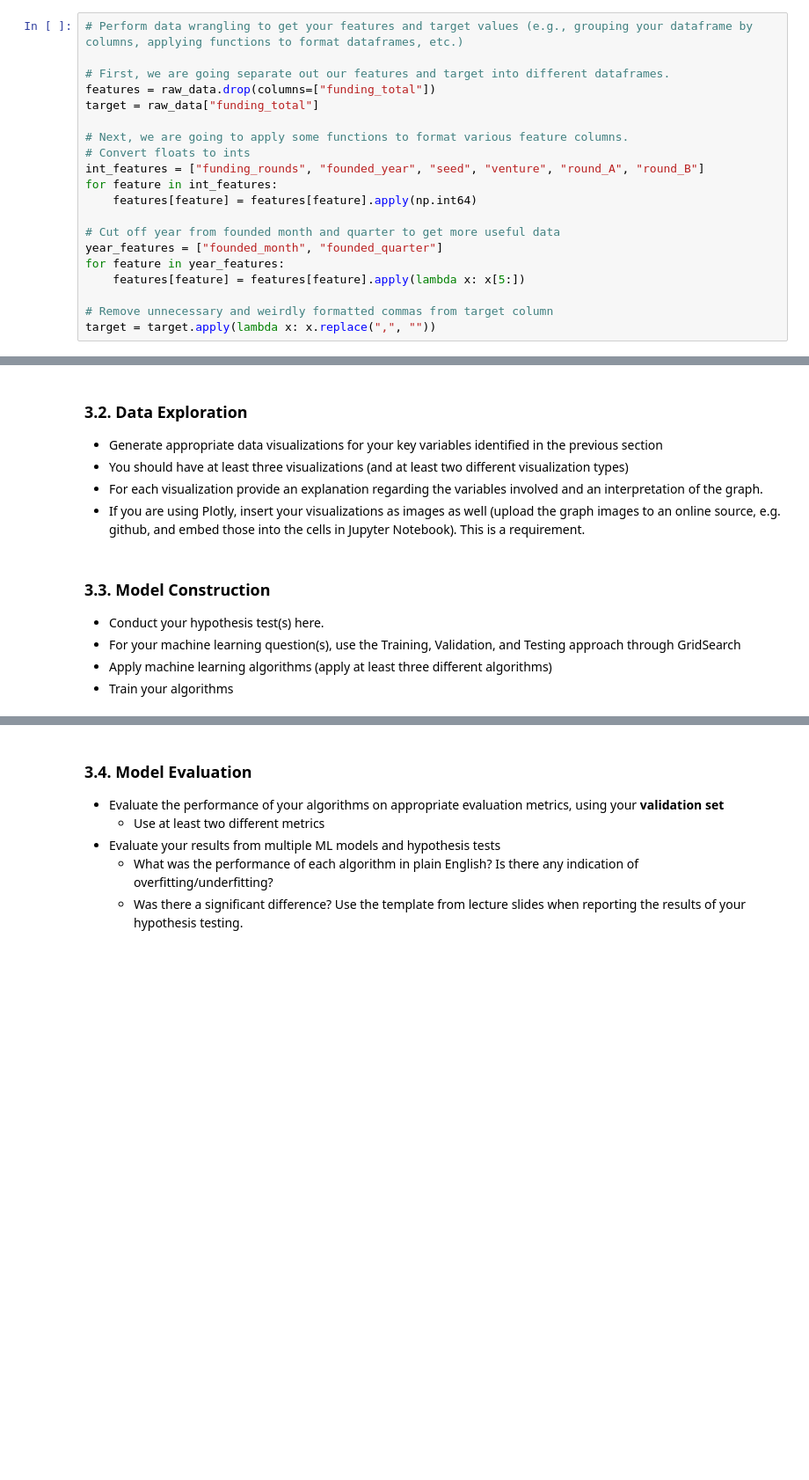
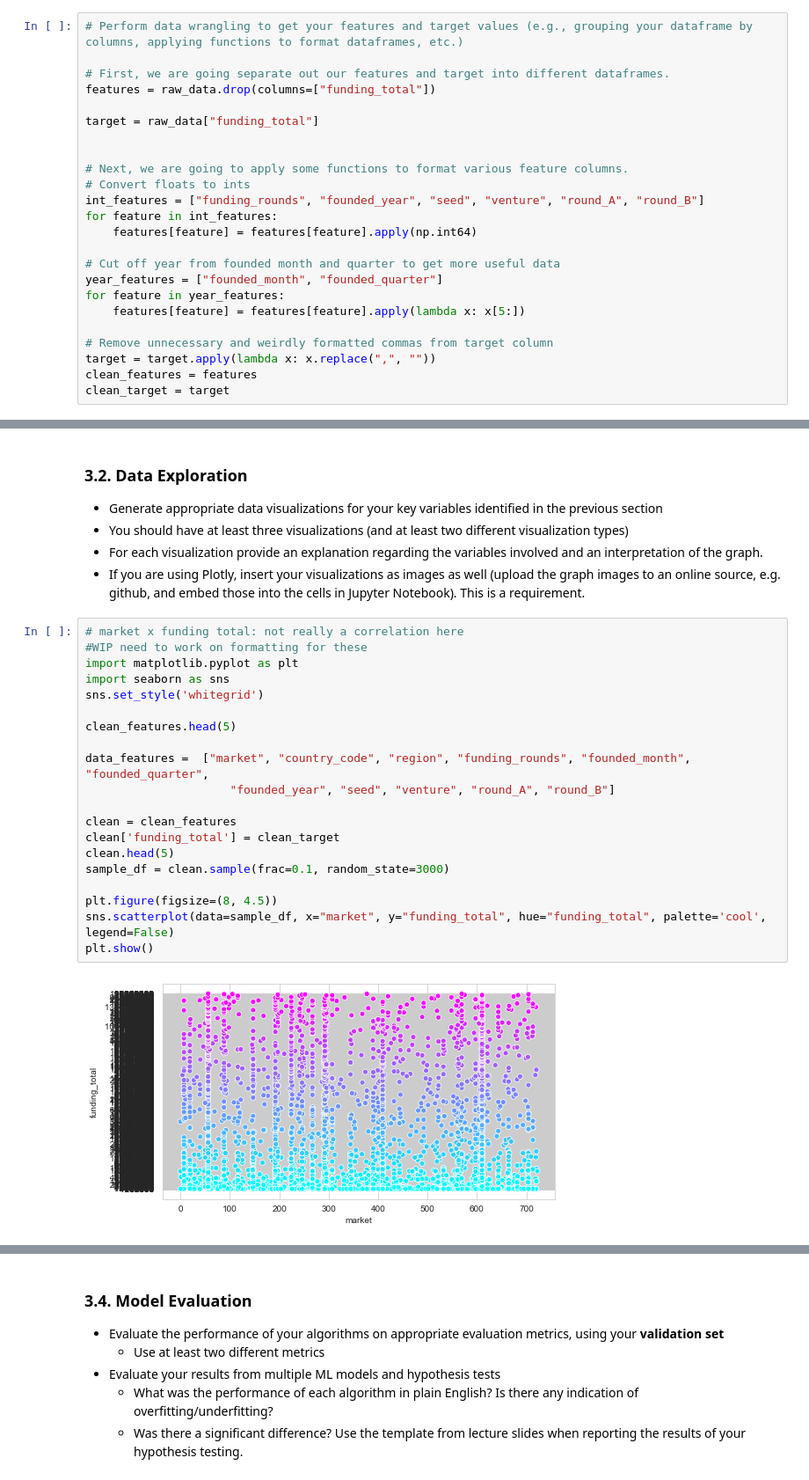
Before and after one commit to tommygreenwald/DS3000FP, a Jupyter notebook: DS3000_FP4_Section01_Group22.ipynb, the cells around one changed output, grey strips where cells are left out. Shown at 88% size. Saved outputs shown, nothing was run; the diff lists cells and outputs as text; blank space fills up the shorter version.

```diff
--- a/DS3000_FP4_Section01_Group22.ipynb
+++ b/DS3000_FP4_Section01_Group22.ipynb
@@ -116,7 +116,9 @@ raw_data.head(5)
 
 # First, we are going separate out our features and target into different dataframes.
 features = raw_data.drop(columns=["funding_total"])
+
 target = raw_data["funding_total"]
+
 
 # Next, we are going to apply some functions to format various feature columns.
 # Convert floats to ints
@@ -131,3 +133,5 @@ for feature in year_features:
 
 # Remove unnecessary and weirdly formatted commas from target column
 target = target.apply(lambda x: x.replace(",", ""))
+clean_features = features
+clean_target = target
@@ -229,9 +232,25 @@ array([[-3.01609524e-01, -2.58406887e-01, -2.56612482e-01,
 * You should have at least three visualizations (and at least two different visualization types)
 * For each visualization provide an explanation regarding the variables involved and an interpretation of the graph.
 * If you are using Plotly, insert your visualizations as images as well (upload the graph images to an online source, e.g. github, and embed those into the cells in Jupyter Notebook). This is a requirement.
-# %% [markdown]
-### 3.3. Model Construction
-* Conduct your hypothesis test(s) here.
-* For your machine learning question(s), use the Training, Validation, and Testing approach through GridSearch
-* Apply machine learning algorithms (apply at least three different algorithms)
-* Train your algorithms
+# %%
+# market x funding total: not really a correlation here
+#WIP need to work on formatting for these
+import matplotlib.pyplot as plt
+import seaborn as sns
+sns.set_style('whitegrid')
+
+clean_features.head(5)
+
+data_features =  ["market", "country_code", "region", "funding_rounds", "founded_month", "founded_quarter",
+                     "founded_year", "seed", "venture", "round_A", "round_B"]
+
+clean = clean_features
+clean['funding_total'] = clean_target
+clean.head(5)
+sample_df = clean.sample(frac=0.1, random_state=3000)
+
+plt.figure(figsize=(8, 4.5))
+sns.scatterplot(data=sample_df, x="market", y="funding_total", hue="funding_total", palette='cool', legend=False)
+plt.show()
+# %% [output]
+[figure, added]
```
Also changed, not shown: parts of 8 cells of this notebook.
